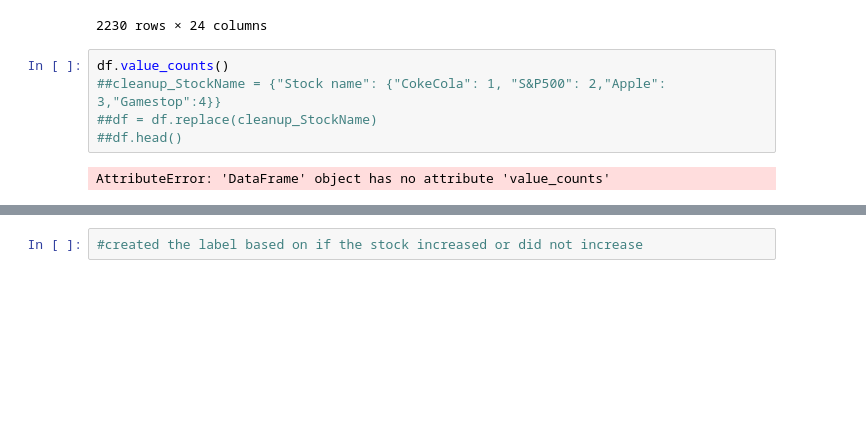
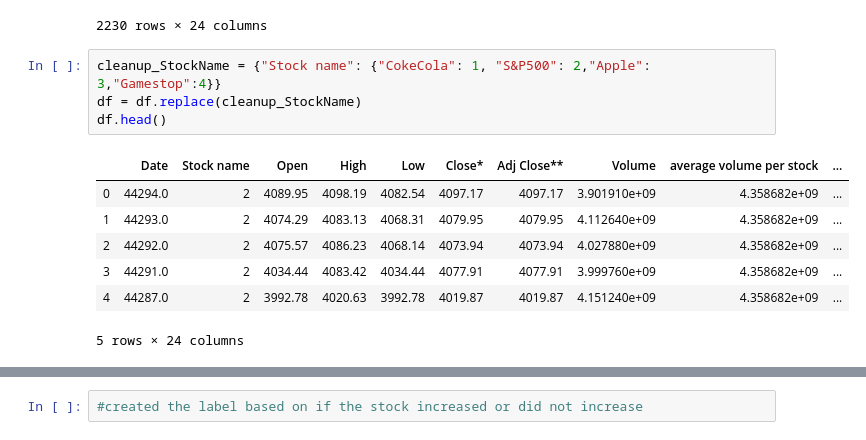
Before and after one commit to FinalformSora/StockML, a Jupyter notebook: PythonBets.ipynb, the cells around one changed output, grey strips where cells are left out. Drawn from its saved outputs; the diff is of its cells as text; blank space fills up the shorter version.

```diff
--- a/PythonBets.ipynb
+++ b/PythonBets.ipynb
@@ -45,11 +45,16 @@ df
 | 2229 | 44293.0 | CokeCola | 297.43 | 299.02 | 293.63 | 295.80 | 295.80 | 1.900000e+04 | 4.625314e+04 | ... |
 2230 rows × 24 columns
 # %%
-df.value_counts()
-##cleanup_StockName = {"Stock name": {"CokeCola": 1, "S&P500": 2,"Apple": 3,"Gamestop":4}}
-##df = df.replace(cleanup_StockName)
-##df.head()
+cleanup_StockName = {"Stock name": {"CokeCola": 1, "S&P500": 2,"Apple": 3,"Gamestop":4}}
+df = df.replace(cleanup_StockName)
+df.head()
 # %% [output]
+|  | Date | Stock name | Open | High | Low | Close* | Adj Close** | Volume | average volume per stock | ... |
+| 0 | 44294.0 | 2 | 4089.95 | 4098.19 | 4082.54 | 4097.17 | 4097.17 | 3.901910e+09 | 4.358682e+09 | ... |
+| 1 | 44293.0 | 2 | 4074.29 | 4083.13 | 4068.31 | 4079.95 | 4079.95 | 4.112640e+09 | 4.358682e+09 | ... |
+| 2 | 44292.0 | 2 | 4075.57 | 4086.23 | 4068.14 | 4073.94 | 4073.94 | 4.027880e+09 | 4.358682e+09 | ... |
+| 3 | 44291.0 | 2 | 4034.44 | 4083.42 | 4034.44 | 4077.91 | 4077.91 | 3.999760e+09 | 4.358682e+09 | ... |
+| 4 | 44287.0 | 2 | 3992.78 | 4020.63 | 3992.78 | 4019.87 | 4019.87 | 4.151240e+09 | 4.358682e+09 | ... |
-AttributeError: 'DataFrame' object has no attribute 'value_counts'
+5 rows × 24 columns
 # %%
 df
```
Also changed, not shown: parts of 17 cells of this notebook, 1 other file.
